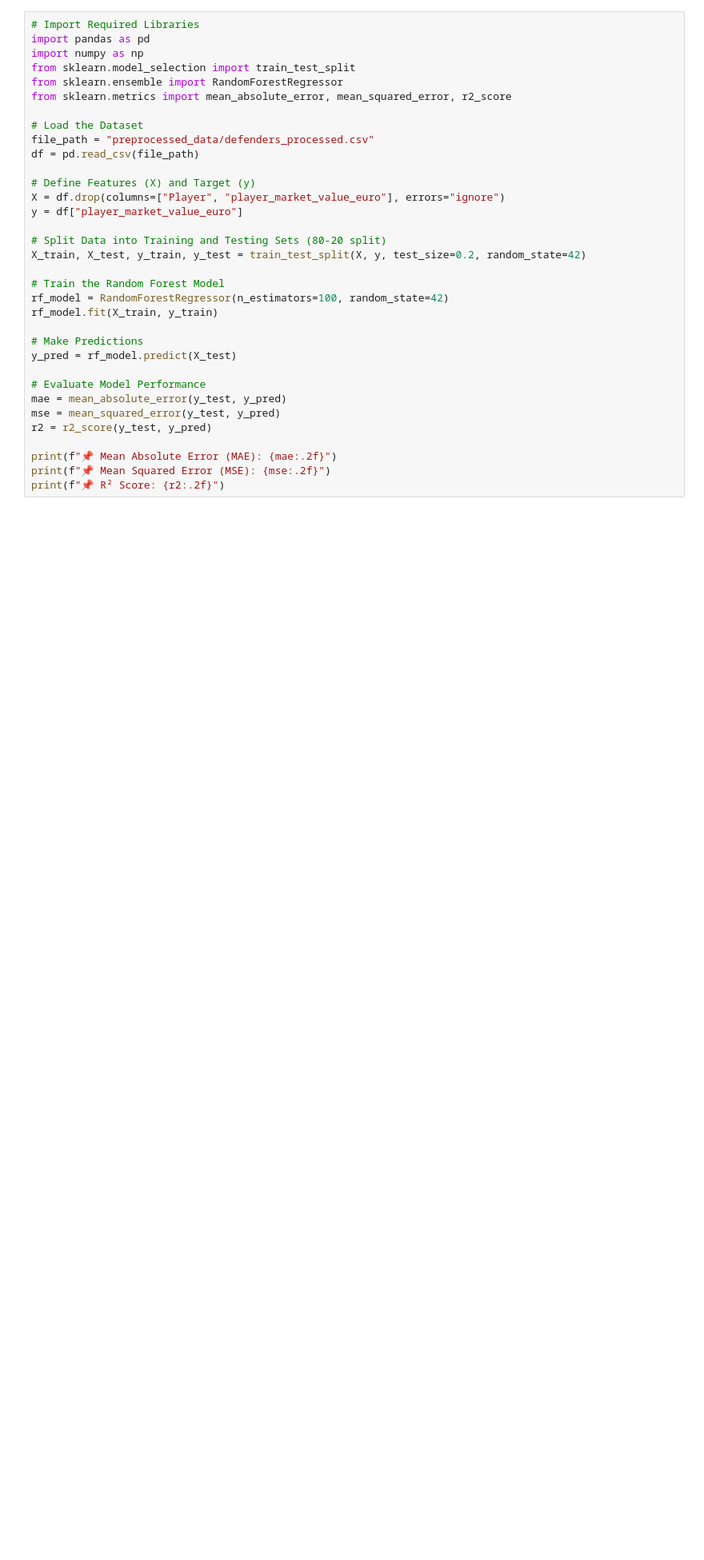
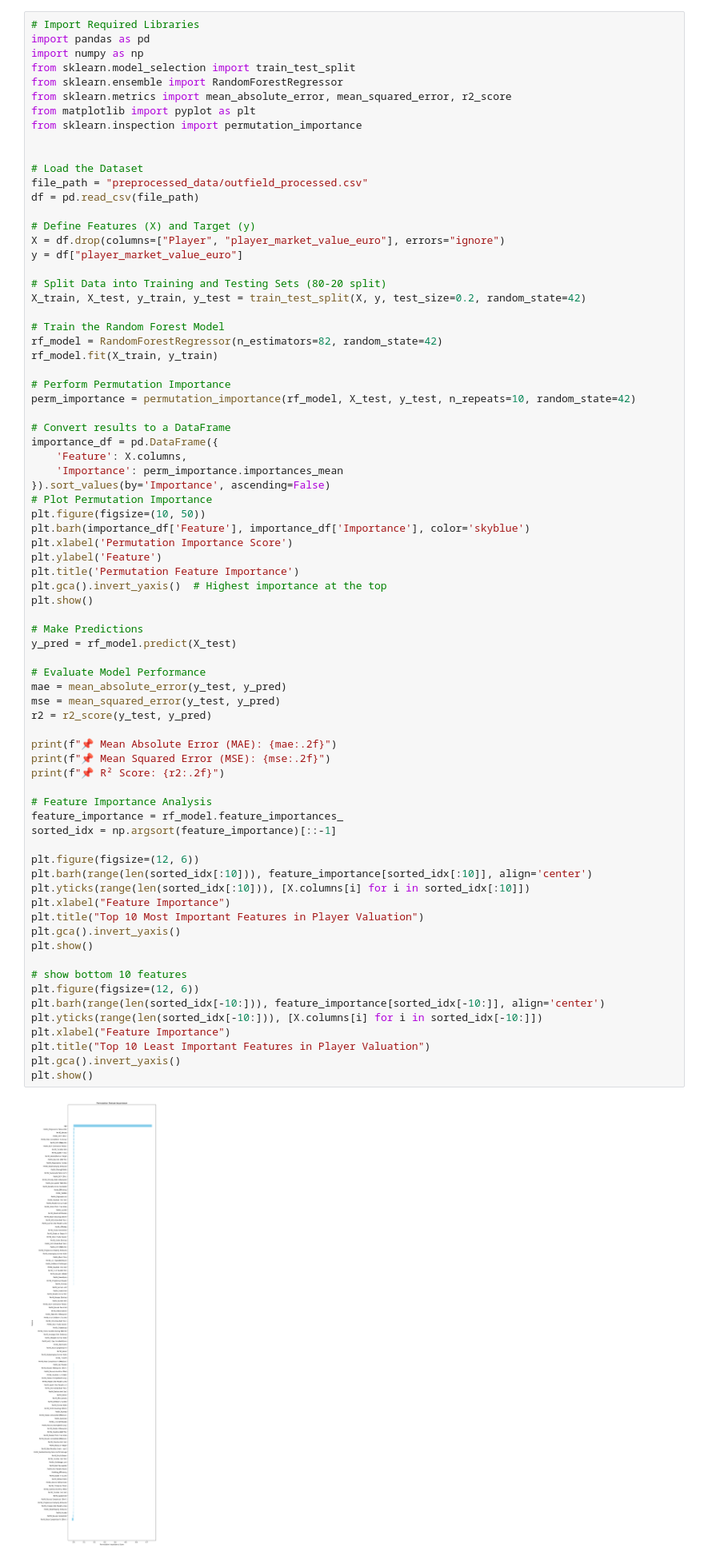
Before and after one commit to ruicongg/deadline-day, a Jupyter notebook: random_forest_outfield.ipynb, the cells around one changed output. Shown at 80% size. Saved outputs shown, nothing was run; the diff lists cells and outputs as text; blank space fills up the shorter version.

```diff
--- a/random_forest_outfield.ipynb
+++ b/random_forest_outfield.ipynb
@@ -4,32 +4,74 @@ import pandas as pd
 import numpy as np
 from sklearn.model_selection import train_test_split
 from sklearn.ensemble import RandomForestRegressor
 from sklearn.metrics import mean_absolute_error, mean_squared_error, r2_score
+from matplotlib import pyplot as plt
+from sklearn.inspection import permutation_importance
+
 
 # Load the Dataset
-file_path = "preprocessed_data/defenders_processed.csv"
+file_path = "preprocessed_data/outfield_processed.csv"
 df = pd.read_csv(file_path)
 
 # Define Features (X) and Target (y)
 X = df.drop(columns=["Player", "player_market_value_euro"], errors="ignore")
 y = df["player_market_value_euro"]
 
 # Split Data into Training and Testing Sets (80-20 split)
 X_train, X_test, y_train, y_test = train_test_split(X, y, test_size=0.2, random_state=42)
 
 # Train the Random Forest Model
-rf_model = RandomForestRegressor(n_estimators=100, random_state=42)
+rf_model = RandomForestRegressor(n_estimators=82, random_state=42)
 rf_model.fit(X_train, y_train)
+
+# Perform Permutation Importance
+perm_importance = permutation_importance(rf_model, X_test, y_test, n_repeats=10, random_state=42)
+
+# Convert results to a DataFrame
+importance_df = pd.DataFrame({
+    'Feature': X.columns,
+    'Importance': perm_importance.importances_mean
+}).sort_values(by='Importance', ascending=False)
+# Plot Permutation Importance
+plt.figure(figsize=(10, 50))
+plt.barh(importance_df['Feature'], importance_df['Importance'], color='skyblue')
+plt.xlabel('Permutation Importance Score')
+plt.ylabel('Feature')
+plt.title('Permutation Feature Importance')
+plt.gca().invert_yaxis()  # Highest importance at the top
+plt.show()
 
 # Make Predictions
 y_pred = rf_model.predict(X_test)
 
 # Evaluate Model Performance
 mae = mean_absolute_error(y_test, y_pred)
 mse = mean_squared_error(y_test, y_pred)
 r2 = r2_score(y_test, y_pred)
 
 print(f"📌 Mean Absolute Error (MAE): {mae:.2f}")
 print(f"📌 Mean Squared Error (MSE): {mse:.2f}")
 print(f"📌 R² Score: {r2:.2f}")
+
+# Feature Importance Analysis
+feature_importance = rf_model.feature_importances_
+sorted_idx = np.argsort(feature_importance)[::-1]
+
+plt.figure(figsize=(12, 6))
+plt.barh(range(len(sorted_idx[:10])), feature_importance[sorted_idx[:10]], align='center')
+plt.yticks(range(len(sorted_idx[:10])), [X.columns[i] for i in sorted_idx[:10]])
+plt.xlabel("Feature Importance")
+plt.title("Top 10 Most Important Features in Player Valuation")
+plt.gca().invert_yaxis()
+plt.show()
+
+# show bottom 10 features
+plt.figure(figsize=(12, 6))
+plt.barh(range(len(sorted_idx[-10:])), feature_importance[sorted_idx[-10:]], align='center')
+plt.yticks(range(len(sorted_idx[-10:])), [X.columns[i] for i in sorted_idx[-10:]])
+plt.xlabel("Feature Importance")
+plt.title("Top 10 Least Important Features in Player Valuation")
+plt.gca().invert_yaxis()
+plt.show()
 # %% [output]
+[figure, added]
```
Also changed, not shown: parts of 1 cell of this notebook, 8 other files.
